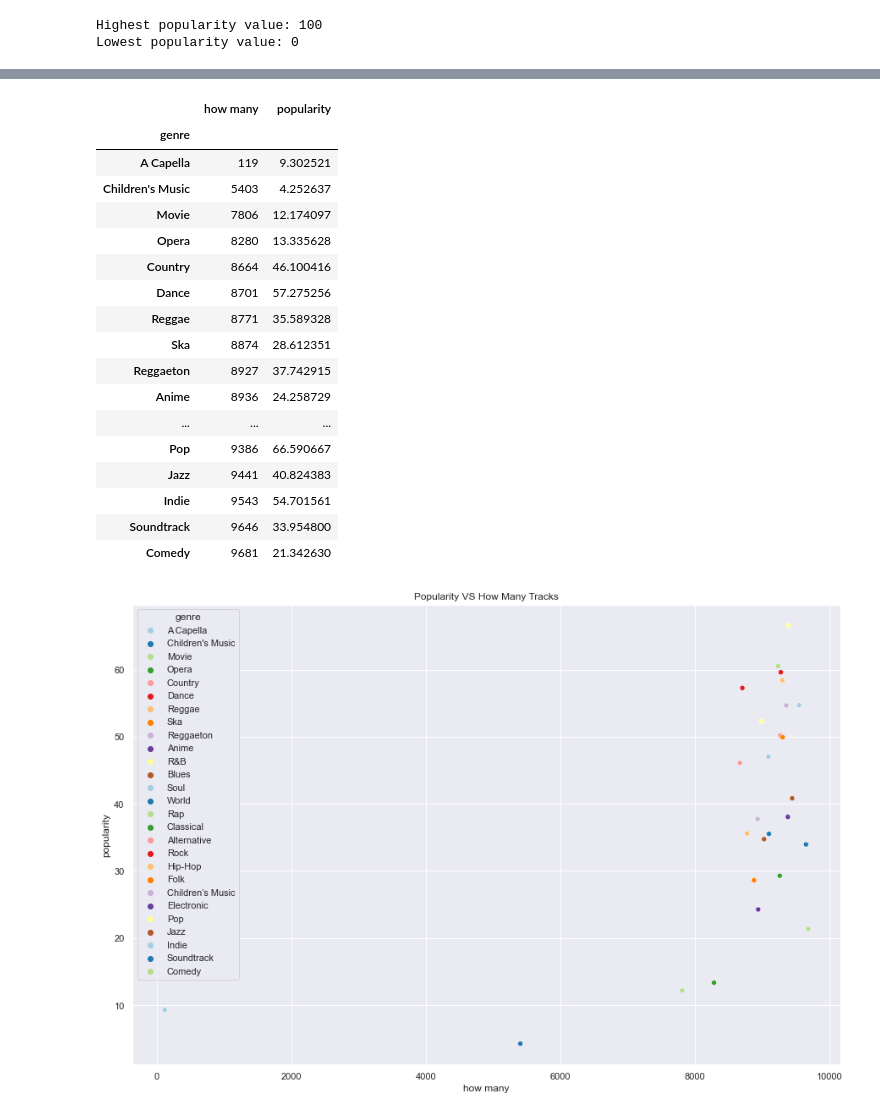
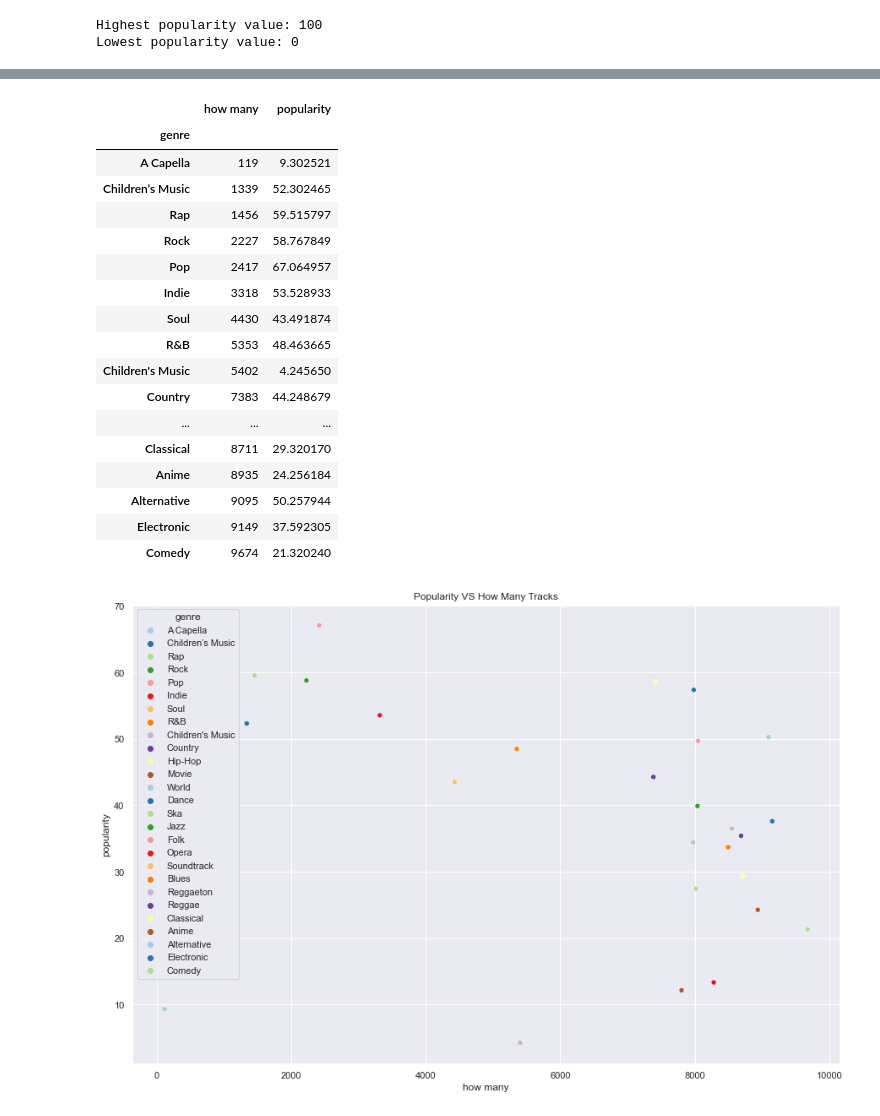
Before and after one commit to itamarKraitman/Spotify_data_analysis, a Jupyter notebook: Spotify.ipynb, the cells around one changed output, grey strips where cells are left out. Saved outputs shown, nothing was run; the diff lists cells and outputs as text; code cells hidden in the pictures.

```diff
--- a/Spotify.ipynb
+++ b/Spotify.ipynb
@@ -83,0 +90,3 @@ duplicate_rows
+# %%
+spotify_data = spotify_data.drop_duplicates(subset='track_id')
+print("I dropped {} tracks, now the data set contains {} tracks".format(len(duplicate_rows), len(spotify_data)))
@@ -212,34 +222,31 @@ popularity_how_many_df
 |  | how many | popularity |
 | genre |  |  |
 | A Capella | 119 | 9.302521 |
-| Children's Music | 5403 | 4.252637 |
-| Movie | 7806 | 12.174097 |
-| Opera | 8280 | 13.335628 |
-| Country | 8664 | 46.100416 |
-| Dance | 8701 | 57.275256 |
-| Reggae | 8771 | 35.589328 |
-| Ska | 8874 | 28.612351 |
-| Reggaeton | 8927 | 37.742915 |
-| Anime | 8936 | 24.258729 |
+| Children’s Music | 1339 | 52.302465 |
+| Rap | 1456 | 59.515797 |
+| Rock | 2227 | 58.767849 |
+| Pop | 2417 | 67.064957 |
+| Indie | 3318 | 53.528933 |
+| Soul | 4430 | 43.491874 |
+| R&B | 5353 | 48.463665 |
+| Children's Music | 5402 | 4.245650 |
+| Country | 7383 | 44.248679 |
 | ... | ... | ... |
-| Pop | 9386 | 66.590667 |
-| Jazz | 9441 | 40.824383 |
-| Indie | 9543 | 54.701561 |
-| Soundtrack | 9646 | 33.954800 |
-| Comedy | 9681 | 21.342630 |
+| Classical | 8711 | 29.320170 |
+| Anime | 8935 | 24.256184 |
+| Alternative | 9095 | 50.257944 |
+| Electronic | 9149 | 37.592305 |
+| Comedy | 9674 | 21.320240 |
 # %%
 sns.set()
 
-plt.subplots(figsize=(15,10))
+plt.figure(figsize=(15,10))
 sns.scatterplot(x='how many', y='popularity',data=popularity_how_many_df, palette='Paired', hue='genre').set(
     title="Popularity VS How Many Tracks")
 
 plt.show()
-
-# The more the number of tracks gets higher, the popularity grows.
-# Genres with more than 8000 tracks have higher popularity rate.
 # %% [output]
-[figure, old version]
+[figure, new version]
 # %%
 # mean duration of each genre
 
```
Also changed, not shown: parts of 19 cells of this notebook.
